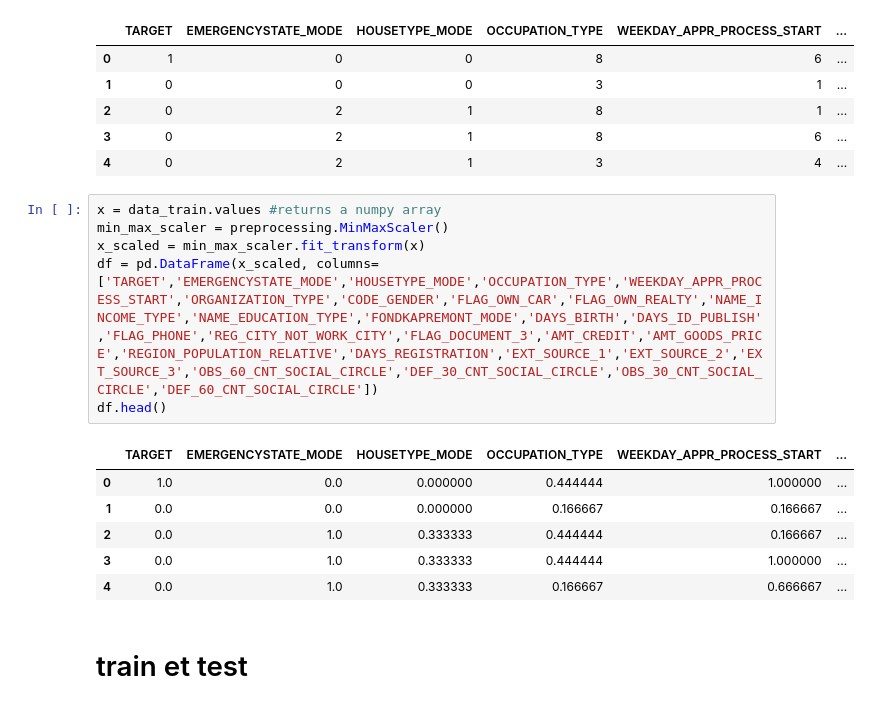
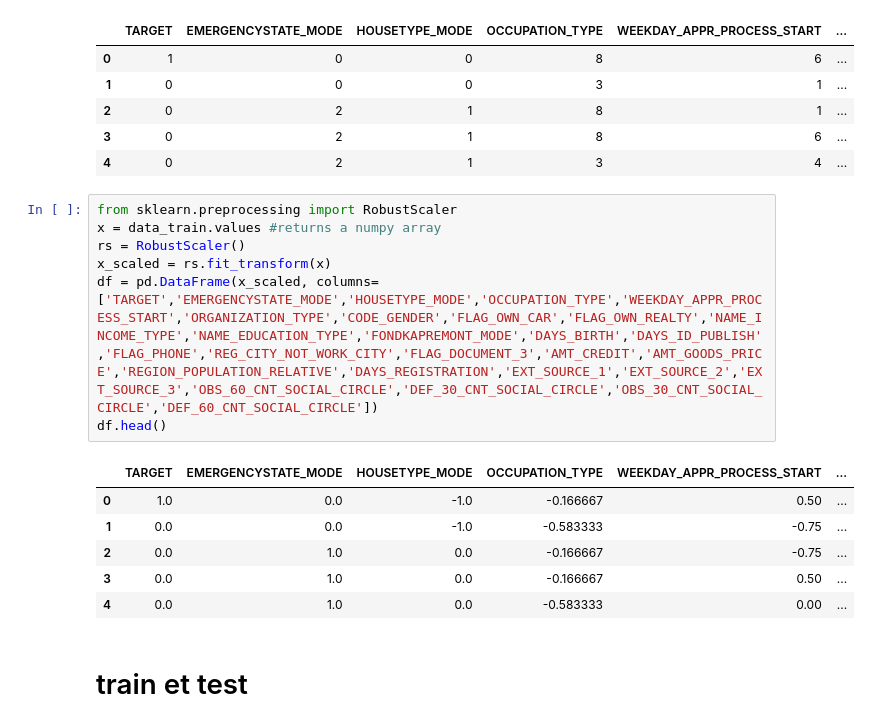
Before and after one commit to jiangwei4/HomeCreditML, a Jupyter notebook: HomeCreditML.ipynb, the cells around one changed output. Saved outputs shown, nothing was run; the diff lists cells and outputs as text.

```diff
--- a/HomeCreditML.ipynb
+++ b/HomeCreditML.ipynb
@@ -299,18 +304,19 @@ data_train.head()
 | 3 | 0 | 2 | 1 | 8 | 6 | ... |
 | 4 | 0 | 2 | 1 | 3 | 4 | ... |
 # %%
+from sklearn.preprocessing import RobustScaler
 x = data_train.values #returns a numpy array
-min_max_scaler = preprocessing.MinMaxScaler()
-x_scaled = min_max_scaler.fit_transform(x)
+rs = RobustScaler()
+x_scaled = rs.fit_transform(x)
 df = pd.DataFrame(x_scaled, columns=['TARGET','EMERGENCYSTATE_MODE','HOUSETYPE_MODE','OCCUPATION_TYPE','WEEKDAY_APPR_PROCESS_START','ORGANIZATION_TYPE','CODE_GENDER','FLAG_OWN_CAR','FLAG_OWN_REALTY','NAME_INCOME_TYPE','NAME_EDUCATION_TYPE','FONDKAPREMONT_MODE','DAYS_BIRTH','DAYS_ID_PUBLISH','FLAG_PHONE','REG_CITY_NOT_WORK_CITY','FLAG_DOCUMENT_3','AMT_CREDIT','AMT_GOODS_PRICE','REGION_POPULATION_RELATIVE','DAYS_REGISTRATION','EXT_SOURCE_1','EXT_SOURCE_2','EXT_SOURCE_3','OBS_60_CNT_SOCIAL_CIRCLE','DEF_30_CNT_SOCIAL_CIRCLE','OBS_30_CNT_SOCIAL_CIRCLE','DEF_60_CNT_SOCIAL_CIRCLE'])
 df.head()
 # %% [output]
 |  | TARGET | EMERGENCYSTATE_MODE | HOUSETYPE_MODE | OCCUPATION_TYPE | WEEKDAY_APPR_PROCESS_START | ... |
-| 0 | 1.0 | 0.0 | 0.000000 | 0.444444 | 1.000000 | ... |
-| 1 | 0.0 | 0.0 | 0.000000 | 0.166667 | 0.166667 | ... |
-| 2 | 0.0 | 1.0 | 0.333333 | 0.444444 | 0.166667 | ... |
-| 3 | 0.0 | 1.0 | 0.333333 | 0.444444 | 1.000000 | ... |
-| 4 | 0.0 | 1.0 | 0.333333 | 0.166667 | 0.666667 | ... |
+| 0 | 1.0 | 0.0 | -1.0 | -0.166667 | 0.50 | ... |
+| 1 | 0.0 | 0.0 | -1.0 | -0.583333 | -0.75 | ... |
+| 2 | 0.0 | 1.0 | 0.0 | -0.166667 | -0.75 | ... |
+| 3 | 0.0 | 1.0 | 0.0 | -0.166667 | 0.50 | ... |
+| 4 | 0.0 | 1.0 | 0.0 | -0.583333 | 0.00 | ... |
 # %% [markdown]
 # train et test
 # %%
```
Also changed, not shown: parts of 8 cells of this notebook.
